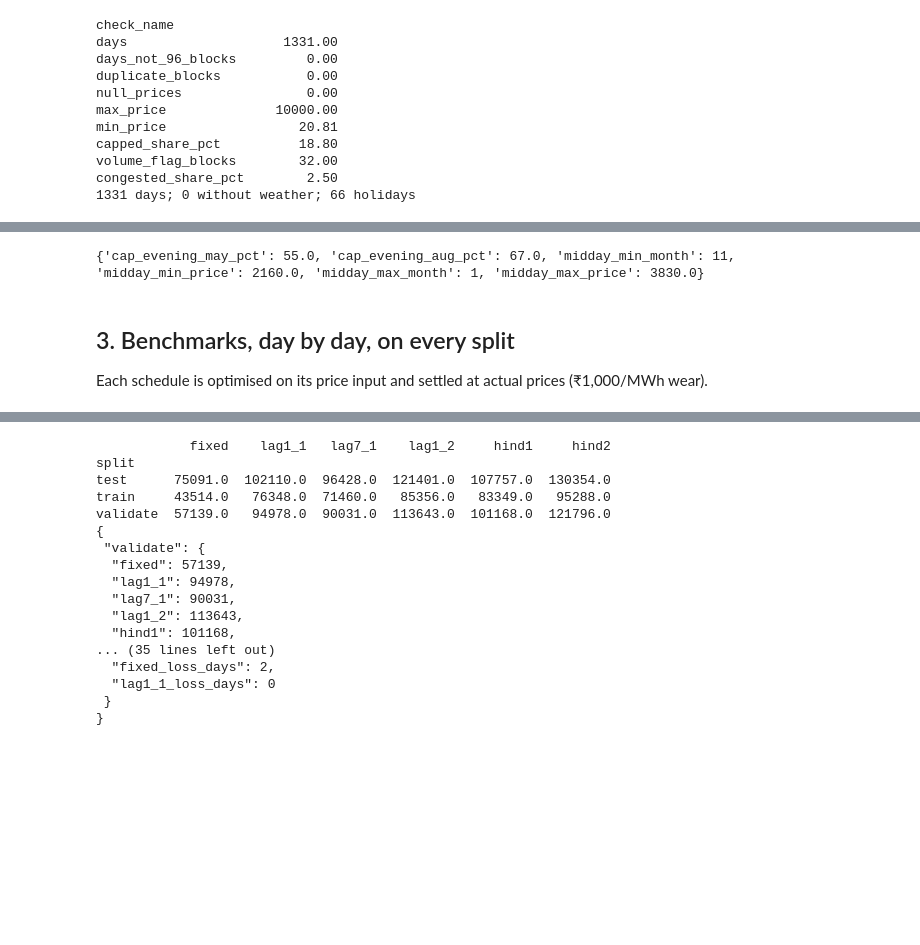
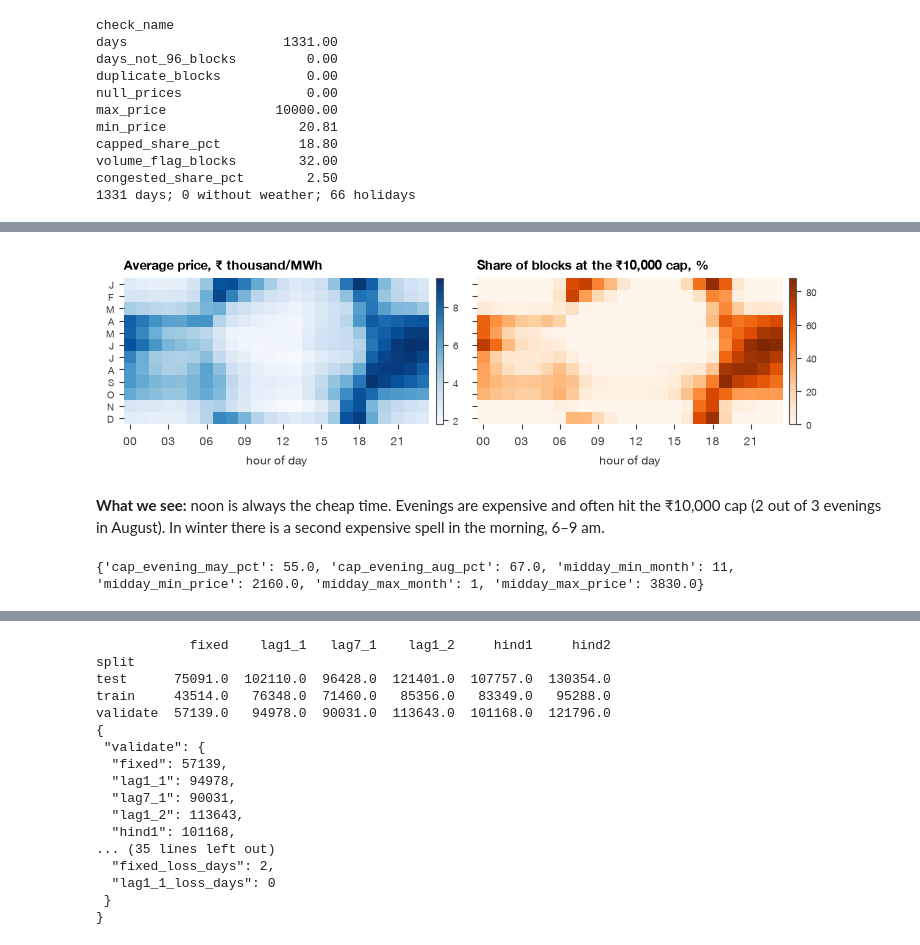
Before and after one commit to vasdevyash/data2decision-hackathon, a Jupyter notebook: notebooks/D01_M3_eda.ipynb, the cells around one changed output, grey strips where cells are left out. Saved outputs shown, nothing was run; the diff lists cells and outputs as text; code cells hidden in the pictures; blank space fills up the shorter version.

```diff
--- a/notebooks/D01_M3_eda.ipynb
+++ b/notebooks/D01_M3_eda.ipynb
@@ -68,23 +84,25 @@ congested_share_pct        2.50
 # %%
 hr = blocks.assign(hour=(blocks.block - 1) // 4, month=pd.to_datetime(blocks.d).dt.month)
 mean_mh = hr.pivot_table(index="month", columns="hour", values="price", aggfunc="mean")
 cap_mh = hr.pivot_table(index="month", columns="hour", values="capped", aggfunc="mean") * 100
 fig, axs = plt.subplots(1, 2, figsize=(7.4, 2.35), sharey=True)
 for ax, mat, cmap, title, fmt in [(axs[0], mean_mh / 1000, "Blues", "Average price, ₹ thousand/MWh", "{:.0f}"),
                                   (axs[1], cap_mh, "Oranges", "Share of blocks at the ₹10,000 cap, %", "{:.0f}")]:
     im = ax.imshow(mat.values, aspect="auto", cmap=cmap, origin="upper")
     ax.set_title(title); ax.set_xticks(range(0, 24, 3)); ax.set_xticklabels([f"{h:02d}" for h in range(0, 24, 3)])
     ax.set_yticks(range(12)); ax.set_yticklabels(["J", "F", "M", "A", "M", "J", "J", "A", "S", "O", "N", "D"], fontsize=7)
     ax.set_xlabel("hour of day"); cb = fig.colorbar(im, ax=ax, fraction=0.04, pad=0.02); cb.ax.tick_params(labelsize=7)
     for s in ax.spines.values(): s.set_visible(False)
-fig.tight_layout(); fig.savefig(FIG / "m3_structure.png", dpi=250); plt.close(fig)
-M["cap_evening_may_pct"] = round(float(cap_mh.loc[5, 18:23].mean()), 0)
-M["cap_evening_aug_pct"] = round(float(cap_mh.loc[8, 18:23].mean()), 0)
-M["midday_min_month"] = int(mean_mh.loc[:, 10:15].mean(axis=1).idxmin()); M["midday_min_price"] = round(float(mean_mh.loc[:, 10:15].mean(axis=1).min()), -1)
-M["midday_max_month"] = int(mean_mh.loc[:, 10:15].mean(axis=1).idxmax()); M["midday_max_price"] = round(float(mean_mh.loc[:, 10:15].mean(axis=1).max()), -1)
-print({k: M[k] for k in ["cap_evening_may_pct", "cap_evening_aug_pct", "midday_min_month", "midday_min_price", "midday_max_month", "midday_max_price"]})
+fig.tight_layout(); fig.savefig(FIG / "m3_structure.png", dpi=250); plt.show()
 # %% [output]
-{'cap_evening_may_pct': 55.0, 'cap_evening_aug_pct': 67.0, 'midday_min_month': 11, 'midday_min_price': 2160.0, 'midday_max_month': 1, 'midday_max_price': 3830.0}
+[figure, added]
-# %% [markdown]
-## 3. Benchmarks, day by day, on every split
-Each schedule is optimised on its price input and settled at actual prices (₹1,000/MWh wear).
+# %% [markdown]
+**What we see:** noon is always the cheap time. Evenings are expensive and often hit the ₹10,000 cap (2 out of 3 evenings in August). In winter there is a second expensive spell in the morning, 6–9 am.
+# %%
+M["cap_evening_may_pct"] = round(float(cap_mh.loc[5, 18:23].mean()), 0)
+M["cap_evening_aug_pct"] = round(float(cap_mh.loc[8, 18:23].mean()), 0)
+M["midday_min_month"] = int(mean_mh.loc[:, 10:15].mean(axis=1).idxmin()); M["midday_min_price"] = round(float(mean_mh.loc[:, 10:15].mean(axis=1).min()), -1)
+M["midday_max_month"] = int(mean_mh.loc[:, 10:15].mean(axis=1).idxmax()); M["midday_max_price"] = round(float(mean_mh.loc[:, 10:15].mean(axis=1).max()), -1)
+print({k: M[k] for k in ["cap_evening_may_pct", "cap_evening_aug_pct", "midday_min_month", "midday_min_price", "midday_max_month", "midday_max_price"]})
+# %% [output]
+{'cap_evening_may_pct': 55.0, 'cap_evening_aug_pct': 67.0, 'midday_min_month': 11, 'midday_min_price': 2160.0, 'midday_max_month': 1, 'midday_max_price': 3830.0}
```
Also changed, not shown: parts of 37 cells of this notebook, 3 other files.
